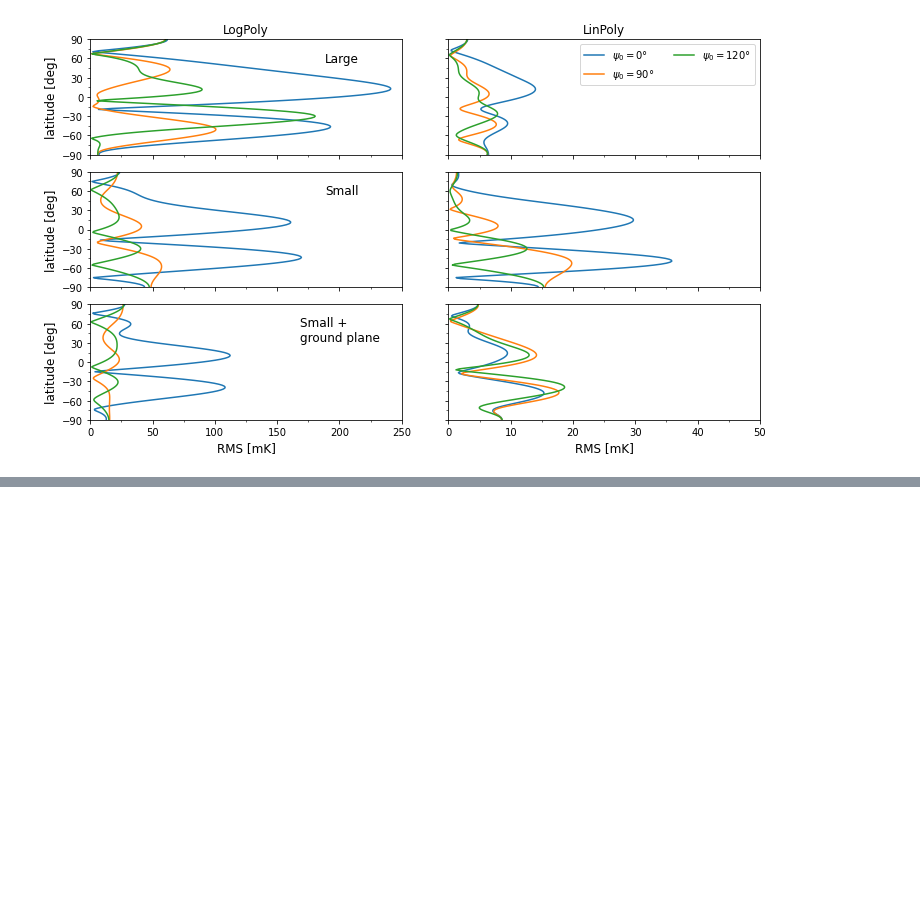
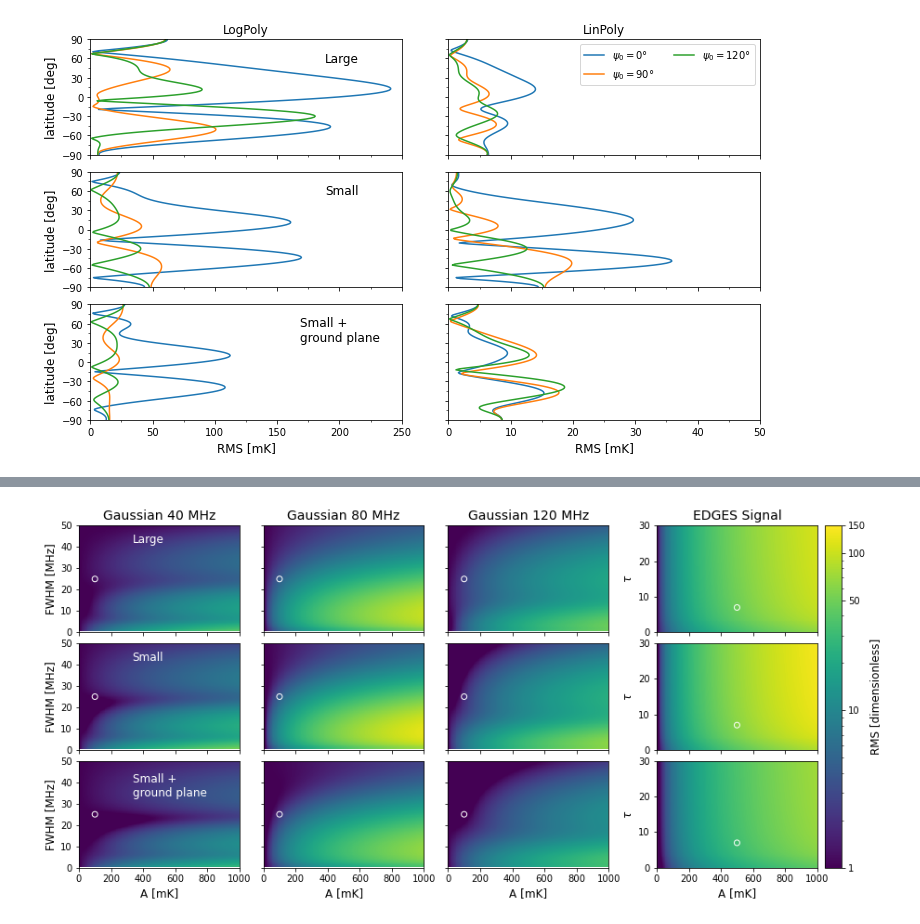
Before and after one commit to christianhbye/21cm_obs_simulations, a Jupyter notebook: PaperPlots_MIST-Copy1.ipynb, the cells around one changed output, grey strips where cells are left out. Drawn from its saved outputs; the diff is of its cells as text; code cells hidden in the pictures; blank space fills up the shorter version.

Commit message:
update remaining plots

```diff
--- a/PaperPlots_MIST-Copy1.ipynb
+++ b/PaperPlots_MIST-Copy1.ipynb
@@ -210,0 +273,7 @@ fig = a.plot_gauss_edges(gauss40, gauss80, gauss120, edges, north=False)
+# %%
+# gauss_rms = np.load("april_plots/data/gauss_ratios.npy")
+# edges_rms = np.load("april_plots/data/edges_ratios.npy")
+fig = a.plot_gauss_edges(gauss_rms[0], gauss_rms[1], gauss_rms[2], edges_rms[0])
+#fig.savefig("april_plots/mock_signal_ratios_north0.pdf", bbox_inches="tight")
+# %% [output]
+[figure, added]
```
Also changed, not shown: parts of 22 cells of this notebook, 4 other files.
